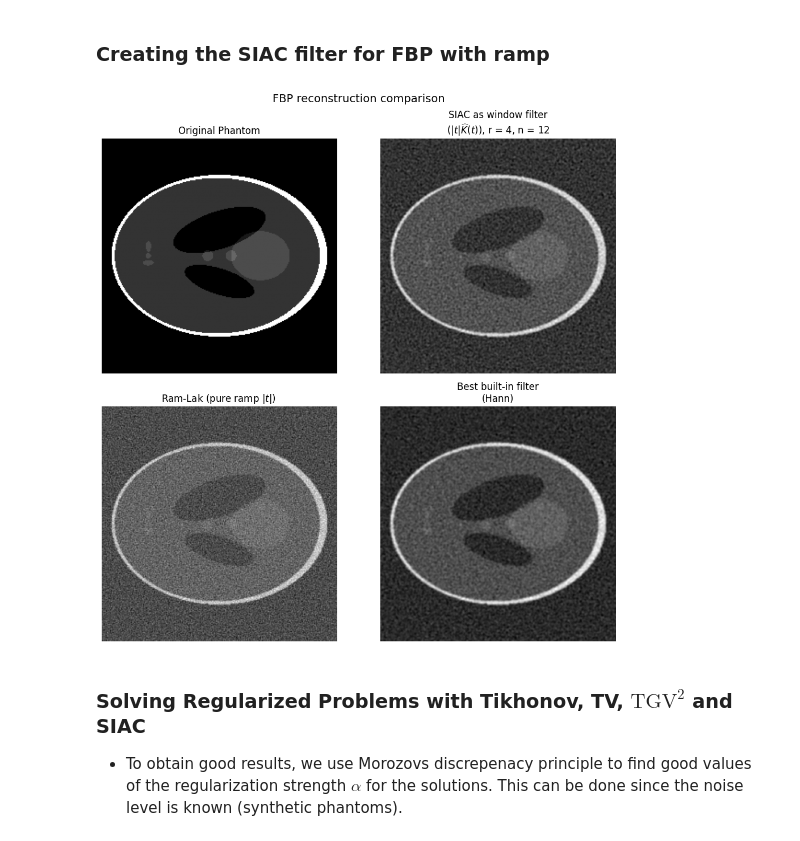
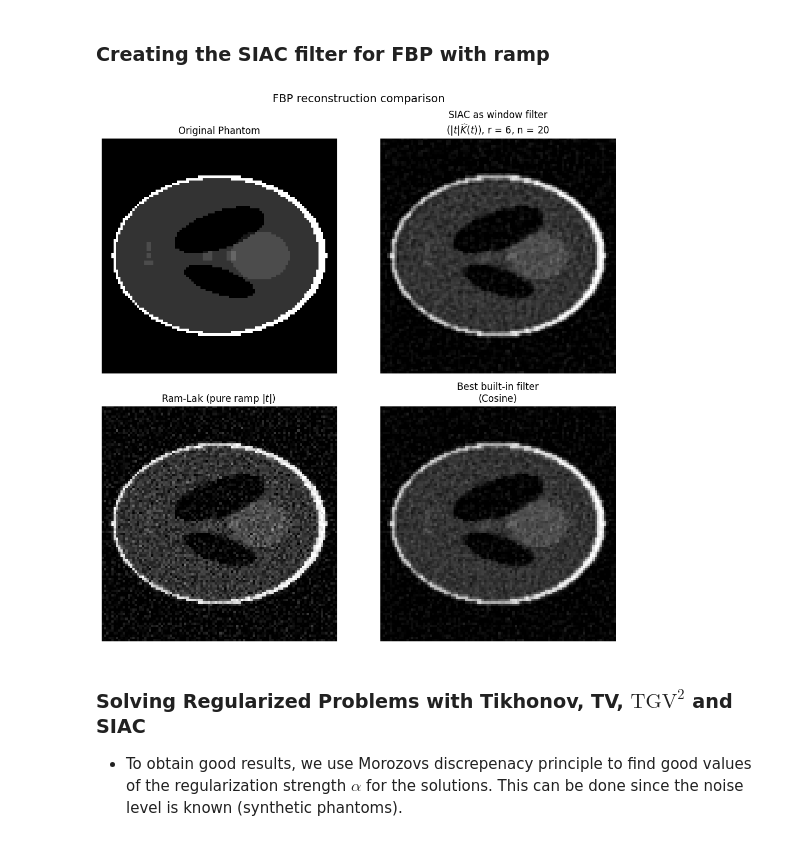
Before and after one commit to AdamHopkinss/SIAC-CT-Reconstruction, a Jupyter notebook: notebooks/SIAC_regularization.ipynb, the cells around one changed output. Cells and saved outputs as stored; diff of their text form; code cells hidden in the pictures.

```diff
--- a/notebooks/SIAC_regularization.ipynb
+++ b/notebooks/SIAC_regularization.ipynb
@@ -14,14 +14,24 @@ from src.tomo import (
     reconstruct_bp,
     reconstruct_fbp,
 )
-space = make_space_2d(Nx=256, Ny=256, domain=[-1, 1, -1, 1])
+
+xmin, xmax, ymin, ymax = -20, 20, -20, 20
+Nx, Ny = 100, 100
+space = make_space_2d(Nx=Nx, Ny=Ny, domain=[xmin, xmax, ymin, ymax])
 phantom = shepp_logan_2d(space)
 phantom_np = phantom.asarray()
 
 angular_coverage=(-90,90)
 step = 1
+
+# detector half-width should be at least the half-diagonal of the reconstruction box
+r = np.sqrt((0.5*(xmax - xmin))**2 + (0.5*(ymax - ymin))**2)
+det_range = (-r, r)
+
+det_count = int(np.ceil(1.5 * np.sqrt(Nx**2 + Ny**2)))
+
 geom = parallel_geom_2d(angular_coverage=angular_coverage, step=step,
-                        det_range=(-1.5, 1.5), det_count=400)
+                        det_range=det_range, det_count=det_count)
 A = ray_transform_2d(space, geom)
 data_space = A.range
 
@@ -175,8 +185,8 @@ fbp_best = odl.tomo.fbp_op(
     frequency_scaling=1.0
 )
 
-moments = 4
-BSorder = 12
+moments = 6
+BSorder = 20
 
 fbp_siac = odl.tomo.fbp_op(
     A,
@@ -186,38 +196,42 @@ fbp_siac = odl.tomo.fbp_op(
 )
 
 # make subplots
 fbp_img_SIAC = fbp_siac(sino_noisy).asarray()
 fbp_img_best = fbp_best(sino_noisy).asarray()
 fbp_img_ref = fbp_ref
 
 
 fig, axes = plt.subplots(2, 2, figsize=(10, 10))
 
+
+vmin = phantom_np.min()
+vmax = phantom_np.max()
+
 # --- SIAC-based reconstructions ---
-axes[0, 0].imshow(phantom_np, cmap="gray")
+axes[0, 0].imshow(phantom_np, cmap="gray", vmin=vmin, vmax=vmax)
 axes[0, 0].set_title("Original Phantom")
 axes[0, 0].axis("off")
 
-axes[0, 1].imshow(fbp_img_SIAC, cmap="gray")
+axes[0, 1].imshow(fbp_img_SIAC, cmap="gray", vmin=vmin, vmax=vmax)
 axes[0, 1].set_title(f"SIAC as window filter\n($|t|\widehat K(t)$), r = {moments}, n = {BSorder}")
 axes[0, 1].axis("off")
 
 # --- Reference / baseline reconstructions ---
-axes[1, 0].imshow(fbp_img_ref, cmap="gray")
+axes[1, 0].imshow(fbp_img_ref, cmap="gray", vmin=vmin, vmax=vmax)
 axes[1, 0].set_title("Ram-Lak (pure ramp $|t|$) ")
 axes[1, 0].axis("off")
 
-axes[1, 1].imshow(fbp_img_best, cmap="gray")
+axes[1, 1].imshow(fbp_img_best, cmap="gray", vmin=vmin, vmax=vmax)
 axes[1, 1].set_title(f"Best built-in filter\n({best_filter})")
 axes[1, 1].axis("off")
 
 fig.suptitle("FBP reconstruction comparison", fontsize=14)
 plt.tight_layout()
 plt.show()
 
 plt.show()  # to not get duplicated plots for the last one
 # %% [output]
-[figure, old version]
+[figure, new version]
 # %% [markdown]
 ### Solving Regularized Problems with Tikhonov, TV, $\mathrm{TGV}^2$ and SIAC
 
```
Also changed, not shown: parts of 15 cells of this notebook, 3 other files.
